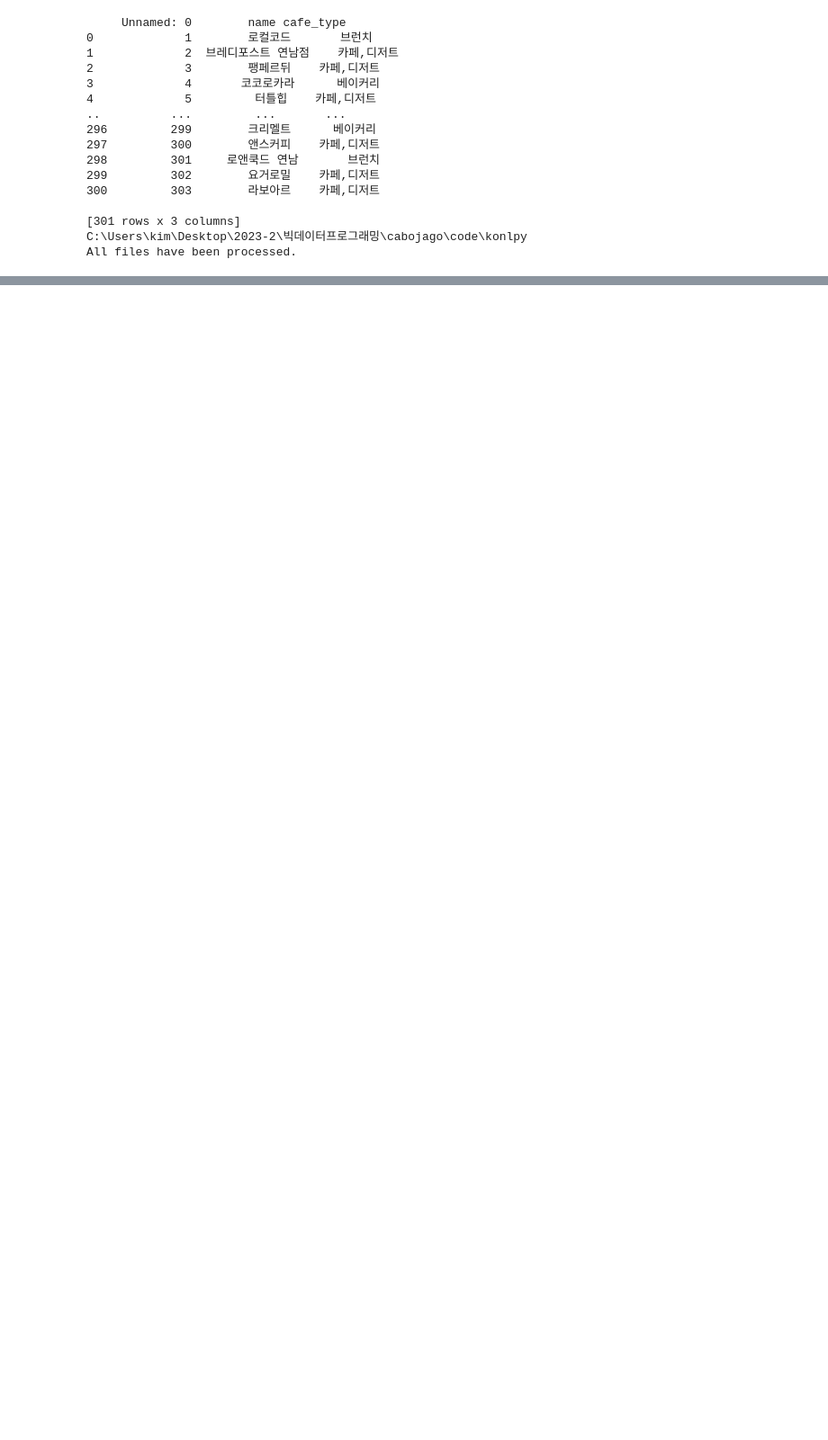
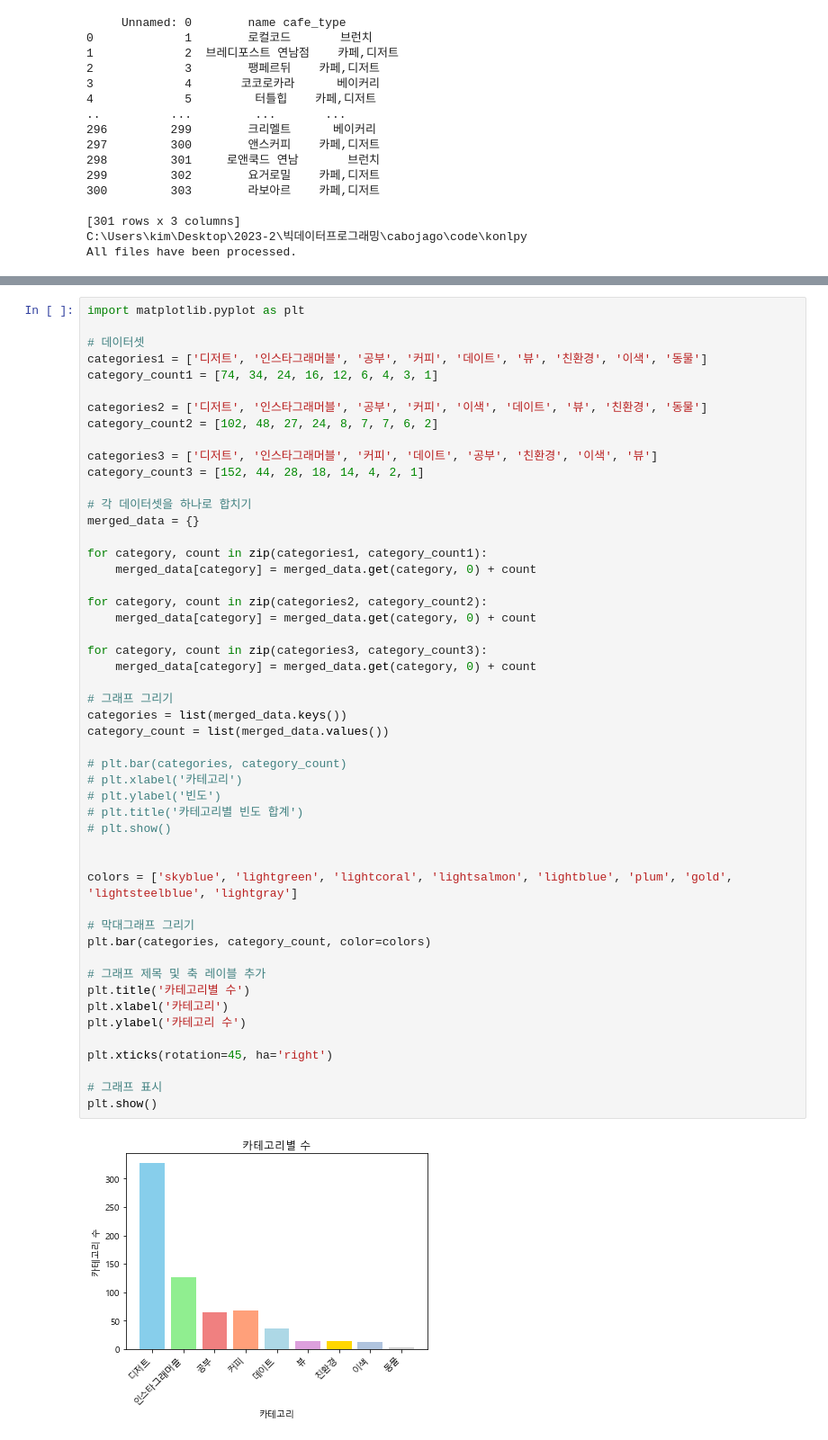
Before and after one commit to HanaPark1/cabojago, a Jupyter notebook: code/konlpy/Untitled.ipynb, the cells around one changed output, grey strips where cells are left out. Shown: that part at 90% size. Drawn from its saved outputs; the diff is of its cells as text; blank space fills up the shorter version.

```diff
--- a/code/konlpy/Untitled.ipynb
+++ b/code/konlpy/Untitled.ipynb
@@ -63,0 +162,52 @@ All files have been processed.
+# %%
+import matplotlib.pyplot as plt
+
+# 데이터셋
+categories1 = ['디저트', '인스타그래머블', '공부', '커피', '데이트', '뷰', '친환경', '이색', '동물']
+category_count1 = [74, 34, 24, 16, 12, 6, 4, 3, 1]
+
+categories2 = ['디저트', '인스타그래머블', '공부', '커피', '이색', '데이트', '뷰', '친환경', '동물']
+category_count2 = [102, 48, 27, 24, 8, 7, 7, 6, 2]
+
+categories3 = ['디저트', '인스타그래머블', '커피', '데이트', '공부', '친환경', '이색', '뷰']
+category_count3 = [152, 44, 28, 18, 14, 4, 2, 1]
+
+# 각 데이터셋을 하나로 합치기
+merged_data = {}
+
+for category, count in zip(categories1, category_count1):
+    merged_data[category] = merged_data.get(category, 0) + count
+
+for category, count in zip(categories2, category_count2):
+    merged_data[category] = merged_data.get(category, 0) + count
+
+for category, count in zip(categories3, category_count3):
+    merged_data[category] = merged_data.get(category, 0) + count
+
+# 그래프 그리기
+categories = list(merged_data.keys())
+category_count = list(merged_data.values())
+
+# plt.bar(categories, category_count)
+# plt.xlabel('카테고리')
+# plt.ylabel('빈도')
+# plt.title('카테고리별 빈도 합계')
+# plt.show()
+
+
+colors = ['skyblue', 'lightgreen', 'lightcoral', 'lightsalmon', 'lightblue', 'plum', 'gold', 'lightsteelblue', 'lightgray']
+
+# 막대그래프 그리기
+plt.bar(categories, category_count, color=colors)
+
+# 그래프 제목 및 축 레이블 추가
+plt.title('카테고리별 수')
+plt.xlabel('카테고리')
+plt.ylabel('카테고리 수')
+
+plt.xticks(rotation=45, ha='right')
+
+# 그래프 표시
+plt.show()
+# %% [output]
+[figure, added]
```
Also changed, not shown: parts of 3 cells of this notebook, 10 other files.
